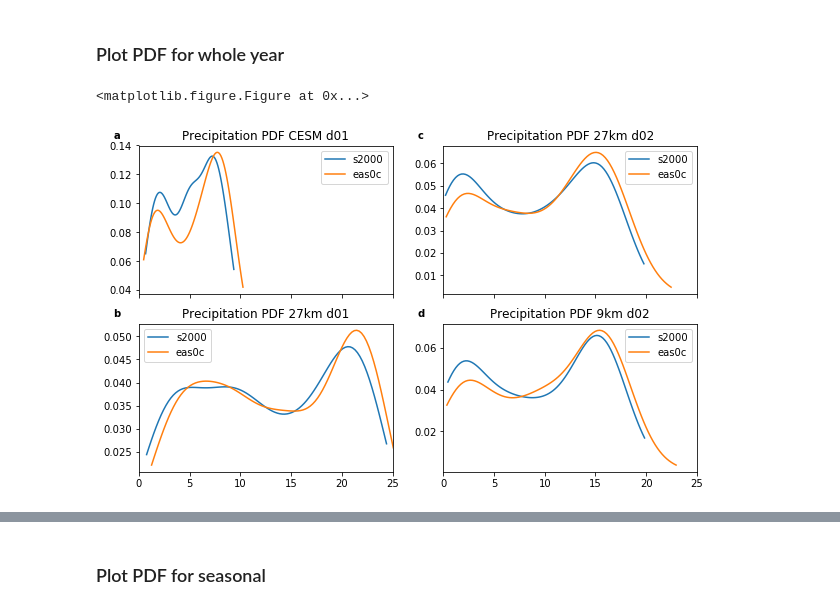
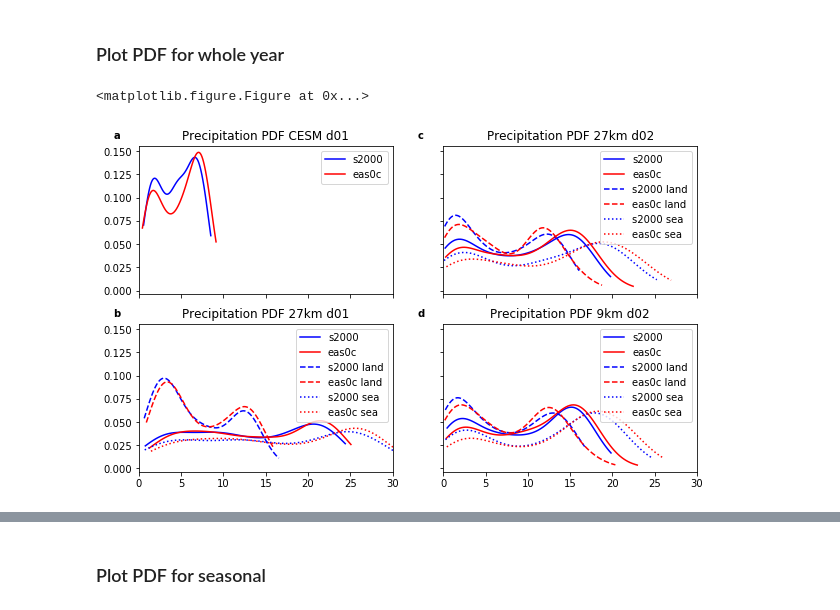
Before and after one commit to likkhian/principia, a Jupyter notebook: cesm_output_regional_analysis.ipynb, the cells around one changed output, grey strips where cells are left out. Cells and saved outputs as stored; diff of their text form; code cells hidden in the pictures.

```diff
--- a/cesm_output_regional_analysis.ipynb
+++ b/cesm_output_regional_analysis.ipynb
@@ -1005,14 +989,14 @@ import matplotlib.mlab as mlab
 print(np.shape(s1raw_d01.PPT))
 plt.rcParams["figure.figsize"] = 10,6
 
-def plot_pdf(x,label,ax):
+def plot_pdf(x,label,ax,clr='k'):
     num_bins = 100
-    # the histogram of the data
-    # n, bins, patches = ax.hist(x, num_bins, normed=1)
-    # add a 'best fit' line
+#     the histogram of the data
+#     n, bins, patches = ax.hist(x, num_bins, normed=1)
+#     add a 'best fit' line
     kde=scipy.stats.gaussian_kde(x.data)
     t_range = np.linspace(min(x.data),max(x.data),num_bins)
-    ax.plot(t_range,kde(t_range),label=label)
+    ax.plot(t_range,kde(t_range),clr,label=label)
     ax.legend()
 
 print(np.shape(s2_mth_d01_ppt))
@@ -1023,51 +1007,102 @@ print(np.shape(s2_mth_d01_ppt))
 ### Plot PDF for whole year
 # %%
 plt.figure(1)
-fig, ax = plt.subplots(2,2,sharex=True)
+fig, ax = plt.subplots(2,2,sharex=True,sharey=True)
 ax[0,0].set_title('Precipitation PDF CESM d01')
-plot_pdf(np.mean(cesmcu2000+cesmcl2000,axis=(1,2)),'s2000',ax[0,0])
-plot_pdf(np.mean(cesmcueas0c+cesmcleas0c,axis=(1,2)),'eas0c',ax[0,0])
-plt.xlim( (0, 25) )
+plot_pdf(np.mean(cesmcu2000,axis=(1,2)),'s2000',ax[0,0],'b')
+plot_pdf(np.mean(cesmcueas0c,axis=(1,2)),'eas0c',ax[0,0],'r')
+plt.xlim( (0, 30) )
 ax[0,0].text(-0.1, 1.05, 'a', transform=ax[0,0].transAxes,
             size=10, weight='bold')
 # plt.legend()
 
 # plt.figure(2)
 # fig, ax = plt.subplots(3,1,2)
+#make landmask and seamask
+# for some reason the index 0 and 2 of the timestep is messed up.
+# I may have edited it by accident.
+landmask_d01=s1raw_d01.LANDMASK[1,:,:].data
+landmask_d01[landmask_d01==0]=np.nan
+seamask_d01=(-1*(np.nan_to_num(s1raw_d01.LANDMASK[4,:,:].data)-1))
+seamask_d01[seamask_d01==0]=np.nan
+
 ax[1,0].set_title('Precipitation PDF 27km d01')
 x=np.mean(s1_mth_d01_ppt,axis=(1,2))
-plot_pdf(x,'s2000',ax[1,0])
+# x=s1_mth_d01_ppt.data.flatten()
+plot_pdf(x,'s2000',ax[1,0],'b')
 x2=np.mean(s2_mth_d01_ppt,axis=(1,2))
-plot_pdf(x2,'eas0c',ax[1,0])
+# x2=s2_mth_d01_ppt.data.flatten()
+plot_pdf(x2,'eas0c',ax[1,0],'r')
+x3=np.nanmean(s1_mth_d01_ppt*landmask_d01,axis=(1,2))
+# x3=(s1_mth_d01_ppt*landmask_d01).data.flatten()
+# x3= x3[~np.isnan(x3)]
+plot_pdf(x3,'s2000 land',ax[1,0],'b--')
+x4=np.nanmean(s2_mth_d01_ppt*landmask_d01,axis=(1,2))
+# x4=(s2_mth_d01_ppt*landmask_d01).data.flatten()
+# x4= x4[~np.isnan(x4)]
+plot_pdf(x4,'eas0c land',ax[1,0],'r--')
+x5=np.nanmean(s1_mth_d01_ppt*seamask_d01,axis=(1,2))
+# x5=(s1_mth_d01_ppt*seamask_d01).data.flatten()
+# x5= x5[~np.isnan(x5)]
+plot_pdf(x5,'s2000 sea',ax[1,0],'b:')
+x6=np.nanmean(s2_mth_d01_ppt*seamask_d01,axis=(1,2))
+# x6=(s2_mth_d01_ppt*seamask_d01).data.flatten()
+# x6= x6[~np.isnan(x6)]
+plot_pdf(x6,'eas0c sea',ax[1,0],'r:')
 ax[1,0].text(-0.1, 1.05, 'b', transform=ax[1,0].transAxes,
             size=10, weight='bold')
-# plt.xlim( (0, 40) )
-# plt.legend()
+
 
 #d02
 latmin=6.74
 latmax=20.40
 lonmin=95.74
 lonmax=110.08
+#make landmask and seamask
+landmask_d012=s1raw_d01.sel(lat=slice(latmin, latmax),lon=slice(lonmin,lonmax)).LANDMASK[1,:,:].data
+landmask_d012[landmask_d012==0]=np.nan
+seamask_d012=(-1*(np.nan_to_num(s1raw_d01.sel(lat=slice(latmin, latmax),lon=slice(lonmin,lonmax)).LANDMASK[3,:,:].data)-1))
+seamask_d012[seamask_d012==0]=np.nan
+
 ax[0,1].set_title('Precipitation PDF 27km d02')
 x=np.mean(s1_mth_d01_ppt.sel(lat=slice(latmin, latmax),lon=slice(lonmin,lonmax)),axis=(1,2))
-plot_pdf(x,'s2000',ax[0,1])
+plot_pdf(x,'s2000',ax[0,1],'b')
 x2=np.mean(s2_mth_d01_ppt.sel(lat=slice(latmin, latmax),lon=slice(lonmin,lonmax)),axis=(1,2))
-plot_pdf(x2,'eas0c',ax[0,1])
+plot_pdf(x2,'eas0c',ax[0,1],'r')
+x3=np.nanmean(s1_mth_d01_ppt.sel(lat=slice(latmin, latmax),lon=slice(lonmin,lonmax))*landmask_d012,axis=(1,2))
+plot_pdf(x3,'s2000 land',ax[0,1],'b--')
+x4=np.nanmean(s2_mth_d01_ppt.sel(lat=slice(latmin, latmax),lon=slice(lonmin,lonmax))*landmask_d012,axis=(1,2))
+plot_pdf(x4,'eas0c land',ax[0,1],'r--')
+x5=np.nanmean(s1_mth_d01_ppt.sel(lat=slice(latmin, latmax),lon=slice(lonmin,lonmax))*seamask_d012,axis=(1,2))
+plot_pdf(x5,'s2000 sea',ax[0,1],'b:')
+x6=np.nanmean(s2_mth_d01_ppt.sel(lat=slice(latmin, latmax),lon=slice(lonmin,lonmax))*seamask_d012,axis=(1,2))
+plot_pdf(x6,'eas0c sea',ax[0,1],'r:')
 ax[0,1].text(-0.1, 1.05, 'c', transform=ax[0,1].transAxes,
             size=10, weight='bold')
 
-# plt.figure(3)
-# fig, ax = plt.subplots(3,1,3)
+#make landmask and seamask
+landmask_d02=s1raw_d02.LANDMASK[1,:,:].data
+landmask_d02[landmask_d02==0]=np.nan
+seamask_d02=(-1*(np.nan_to_num(s1raw_d02.LANDMASK[3,:,:].data)-1))
+seamask_d02[seamask_d02==0]=np.nan
+
 ax[1,1].set_title('Precipitation PDF 9km d02')
-plot_pdf(np.mean(s1_mth_d02_ppt,axis=(1,2)),'s2000',ax[1,1])
-plot_pdf(np.mean(s2_mth_d02_ppt,axis=(1,2)),'eas0c',ax[1,1])
+x=np.mean(s1_mth_d02_ppt,axis=(1,2))
+plot_pdf(x,'s2000',ax[1,1],'b')
+x2=np.mean(s2_mth_d02_ppt,axis=(1,2))
+plot_pdf(x2,'eas0c',ax[1,1],'r')
+x3=np.nanmean(s1_mth_d02_ppt*landmask_d02,axis=(1,2))
+plot_pdf(x3,'s2000 land',ax[1,1],'b--')
+x4=np.nanmean(s2_mth_d02_ppt*landmask_d02,axis=(1,2))
+plot_pdf(x4,'eas0c land',ax[1,1],'r--')
+x5=np.nanmean(s1_mth_d02_ppt*seamask_d02,axis=(1,2))
+plot_pdf(x5,'s2000 sea',ax[1,1],'b:')
+x6=np.nanmean(s2_mth_d02_ppt*seamask_d02,axis=(1,2))
+plot_pdf(x6,'eas0c sea',ax[1,1],'r:')
 ax[1,1].text(-0.1, 1.05, 'd', transform=ax[1,1].transAxes,
             size=10, weight='bold')
-# plt.xlim( (0, 40) )
-# plt.legend()
 
 plt.show()
 # %% [output]
 <matplotlib.figure.Figure at 0x...>
-[figure, old version]
+[figure, new version]
```
Also changed, not shown: parts of 30 cells of this notebook.
